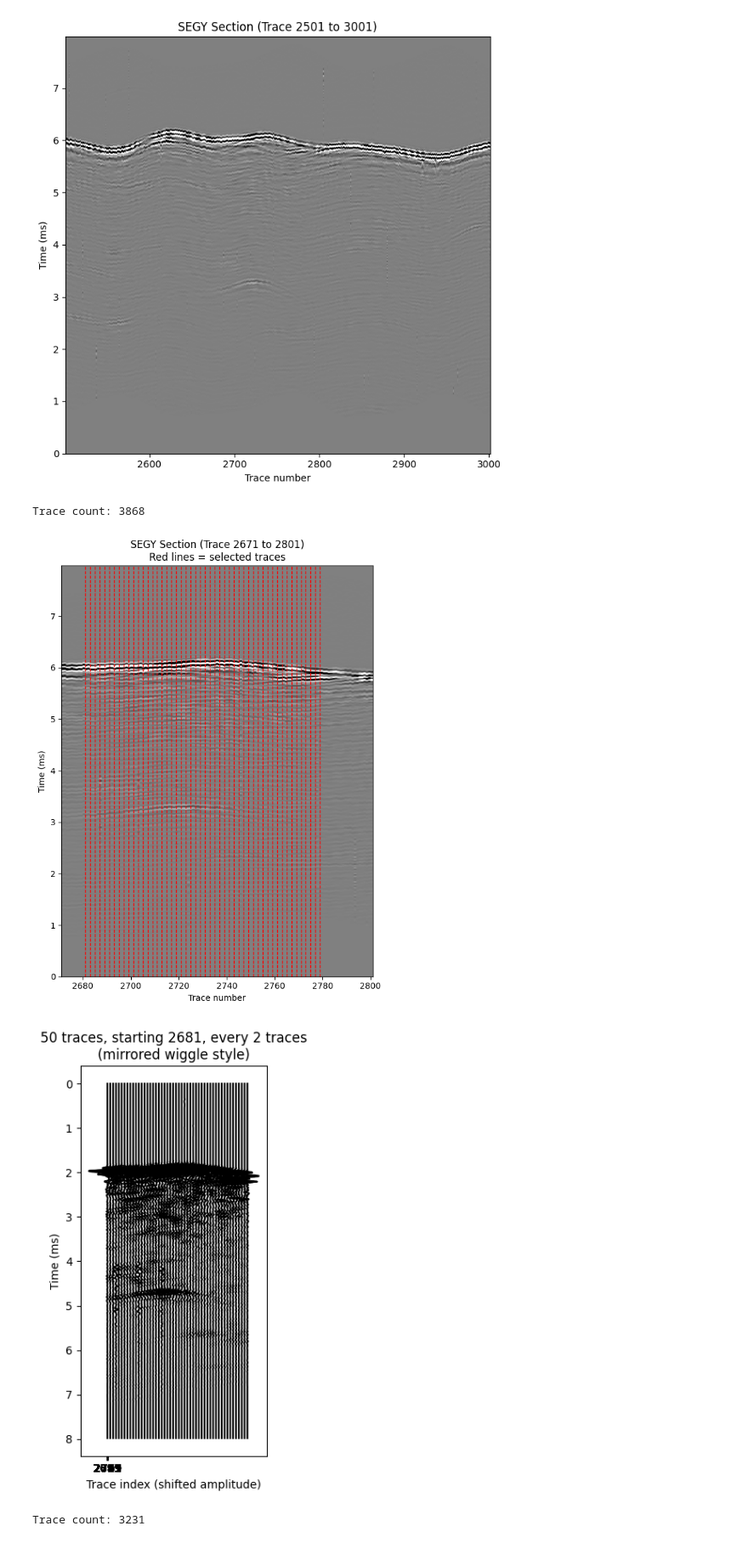
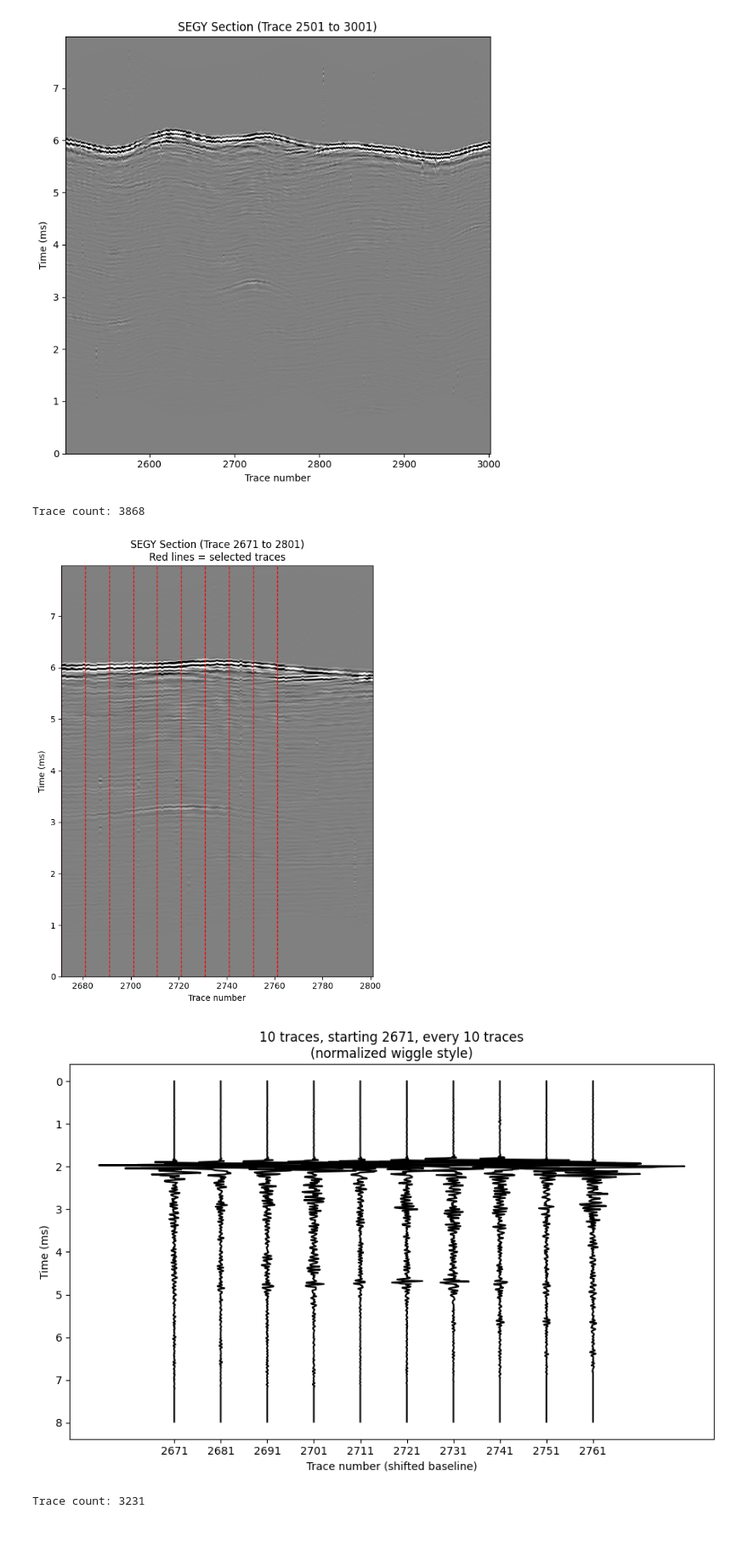
Before and after one commit to zhn66776/InXSBP1, a Jupyter notebook: code_1.ipynb, the cells around one changed output. Shown at 85% size. Drawn from its saved outputs; the diff is of its cells as text; code cells hidden in the pictures.

```diff
--- a/code_1.ipynb
+++ b/code_1.ipynb
@@ -294,49 +294,81 @@ if p99 > 0:
     section = np.clip(section / p99, -1, 1)
 
 # ---- 设置单道波形参数 ----
-trace_start = 2680   # 起始 trace
-step = 2           # 间隔
-n_waveforms = 50     # 总共画多少条
+trace_start = 2670   # 起始 trace
+step = 10           # 间隔
+n_waveforms = 10     # 总共画多少条
 trace_indices = [trace_start + i*step for i in range(n_waveforms)]
 
 # ---- 剖面 + 红线 ----
 plt.figure(figsize=(6, 8))
 extent = [start_trace+1, end_trace+1, 0, times_ms[-1]]
 plt.imshow(section, aspect='auto', extent=extent, cmap="gray")
 for idx in trace_indices:
     if idx < n_traces:
         plt.axvline(idx+1, color='red', linestyle='--', linewidth=1)
 plt.xlabel("Trace number")
 plt.ylabel("Time (ms)")
 plt.title(f"SEGY Section (Trace {start_trace+1} to {end_trace+1})\nRed lines = selected traces")
 plt.tight_layout()
 plt.show()
 
 # ---- 单道竖直波形 (一行10列) ----
-plt.figure(figsize=(3, 6))
+# plt.figure(figsize=(14, 6))
+
+# for k, idx in enumerate(trace_indices):
+#     if idx >= n_traces:
+#         continue
+#     tr = sf.traces[idx].data.astype(np.float32)
+#     t = np.arange(tr.size) * dt_ms
+#     plt.plot(-(tr) + k*5000, t, color="black")
+# plt.xticks(
+#     ticks=range(len(trace_indices)),
+#     labels=[idx+1 for idx in trace_indices]  # trace 编号
+# )
+# plt.gca().invert_yaxis()
+# # plt.gca().invert_xaxis()   # 👈 加这一行，沿x轴对称
+
+# plt.xlabel("Trace index (shifted amplitude)")
+# plt.ylabel("Time (ms)")
+# plt.title(f"{n_waveforms} traces, starting {trace_start+1}, every {step} traces\n(mirrored wiggle style)")
+# plt.tight_layout()
+# plt.show()
+# --------------
+plt.figure(figsize=(9, 6))
+
+amp_scale = 2000  # 控制 wiggle 最大摆动的范围（可以调节）
 
 for k, idx in enumerate(trace_indices):
     if idx >= n_traces:
         continue
     tr = sf.traces[idx].data.astype(np.float32)
     t = np.arange(tr.size) * dt_ms
-    plt.plot(-(tr) + k*5000, t, color="black")
+
+    # 每条 trace 单独归一化到 [-1, 1]
+    p99 = np.percentile(np.abs(tr), 99)  # 用 99分位做归一，避免极值
+    if p99 > 0:
+        tr = tr / p99
+
+    # 缩放后再平移
+    plt.plot(-tr * amp_scale + k*2000, t, color="black")
+
+# x 轴刻度对齐 trace 编号
 plt.xticks(
-    ticks=range(len(trace_indices)),
-    labels=[idx+1 for idx in trace_indices]  # trace 编号
+    ticks=[k*2000 for k in range(len(trace_indices))],
+    labels=[idx+1 for idx in trace_indices]
 )
+
 plt.gca().invert_yaxis()
-# plt.gca().invert_xaxis()   # 👈 加这一行，沿x轴对称
 
-plt.xlabel("Trace index (shifted amplitude)")
+plt.xlabel("Trace number (shifted baseline)")
 plt.ylabel("Time (ms)")
-plt.title(f"{n_waveforms} traces, starting {trace_start+1}, every {step} traces\n(mirrored wiggle style)")
+plt.title(f"{n_waveforms} traces, starting {trace_start+1}, every {step} traces\n(normalized wiggle style)")
 plt.tight_layout()
 plt.show()
 # %% [output]
 Trace count: 3868
-[figure, old version]
+[figure, new version]
-[figure, old version]
+[figure, new version]
 # %%
 # pip install obspy numpy matplotlib
 import numpy as np
```
